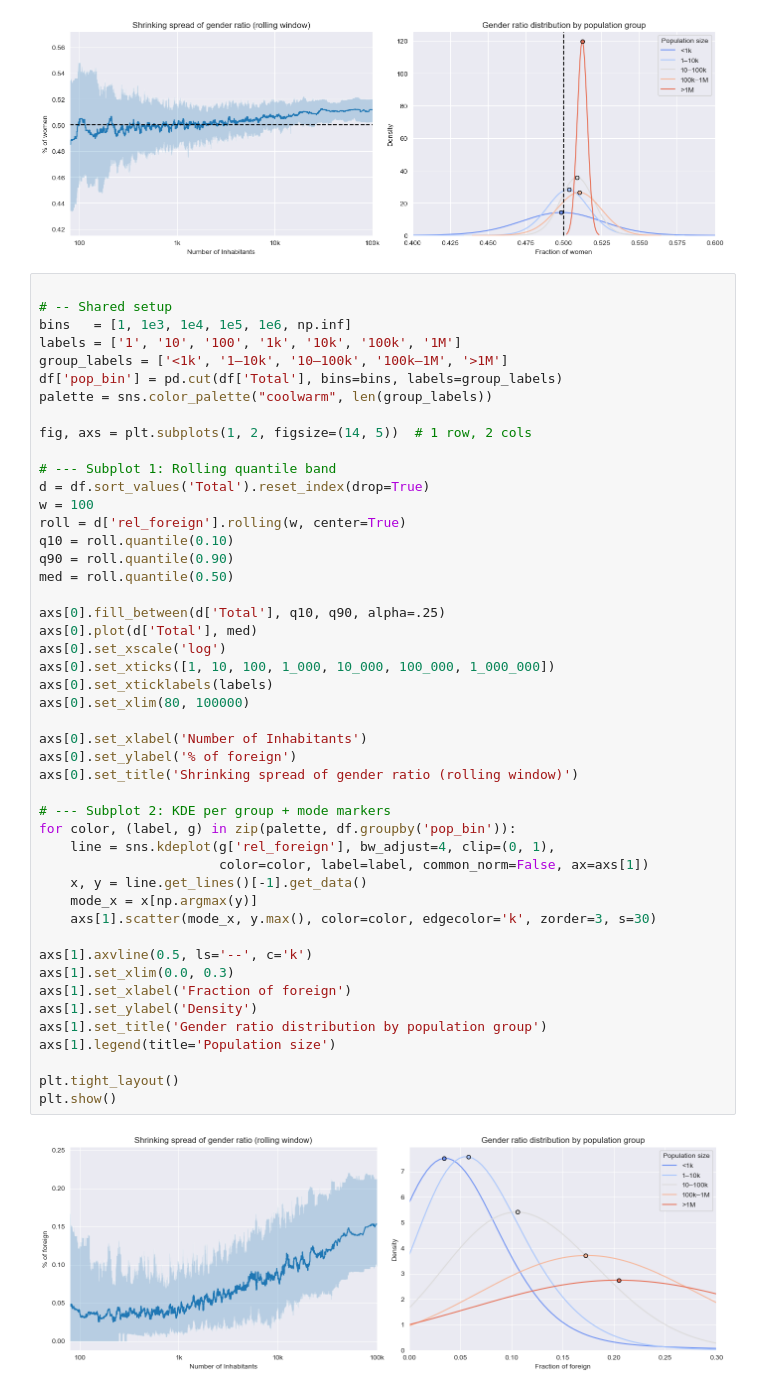
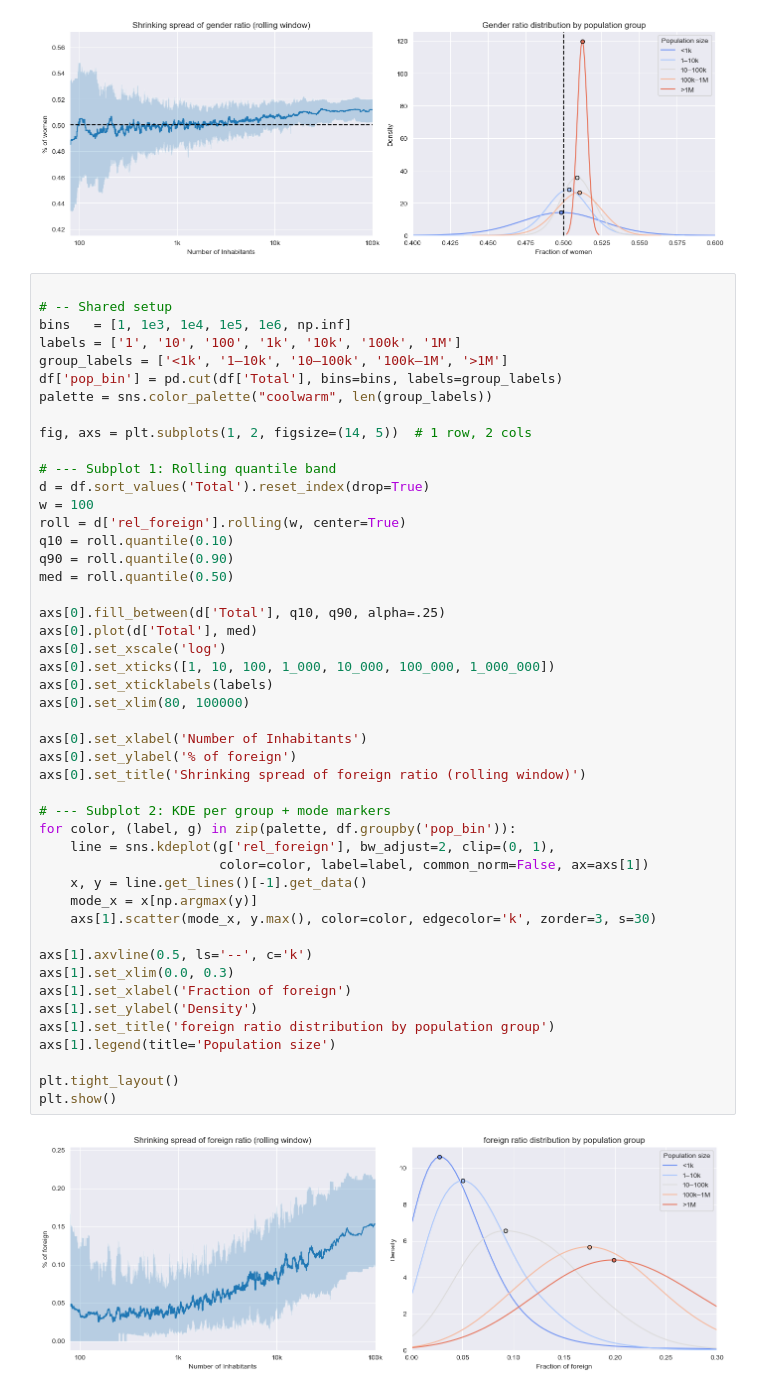
Before and after one commit to mak8427/data_visualization, a Jupyter notebook: problem-sheet-07/ex7_Davide.ipynb, the cells around one changed output. Saved outputs shown, nothing was run; the diff lists cells and outputs as text.

```diff
--- a/problem-sheet-07/ex7_Davide.ipynb
+++ b/problem-sheet-07/ex7_Davide.ipynb
@@ -141,34 +141,34 @@ roll = d['rel_foreign'].rolling(w, center=True)
 q10 = roll.quantile(0.10)
 q90 = roll.quantile(0.90)
 med = roll.quantile(0.50)
 
 axs[0].fill_between(d['Total'], q10, q90, alpha=.25)
 axs[0].plot(d['Total'], med)
 axs[0].set_xscale('log')
 axs[0].set_xticks([1, 10, 100, 1_000, 10_000, 100_000, 1_000_000])
 axs[0].set_xticklabels(labels)
 axs[0].set_xlim(80, 100000)
 
 axs[0].set_xlabel('Number of Inhabitants')
 axs[0].set_ylabel('% of foreign')
-axs[0].set_title('Shrinking spread of gender ratio (rolling window)')
+axs[0].set_title('Shrinking spread of foreign ratio (rolling window)')
 
 # --- Subplot 2: KDE per group + mode markers
 for color, (label, g) in zip(palette, df.groupby('pop_bin')):
-    line = sns.kdeplot(g['rel_foreign'], bw_adjust=4, clip=(0, 1),
+    line = sns.kdeplot(g['rel_foreign'], bw_adjust=2, clip=(0, 1),
                        color=color, label=label, common_norm=False, ax=axs[1])
     x, y = line.get_lines()[-1].get_data()
     mode_x = x[np.argmax(y)]
     axs[1].scatter(mode_x, y.max(), color=color, edgecolor='k', zorder=3, s=30)
 
 axs[1].axvline(0.5, ls='--', c='k')
 axs[1].set_xlim(0.0, 0.3)
 axs[1].set_xlabel('Fraction of foreign')
 axs[1].set_ylabel('Density')
-axs[1].set_title('Gender ratio distribution by population group')
+axs[1].set_title('foreign ratio distribution by population group')
 axs[1].legend(title='Population size')
 
 plt.tight_layout()
 plt.show()
 # %% [output]
-[figure, old version]
+[figure, new version]
```
Also changed, not shown: parts of 2 cells of this notebook, 1 other file.
